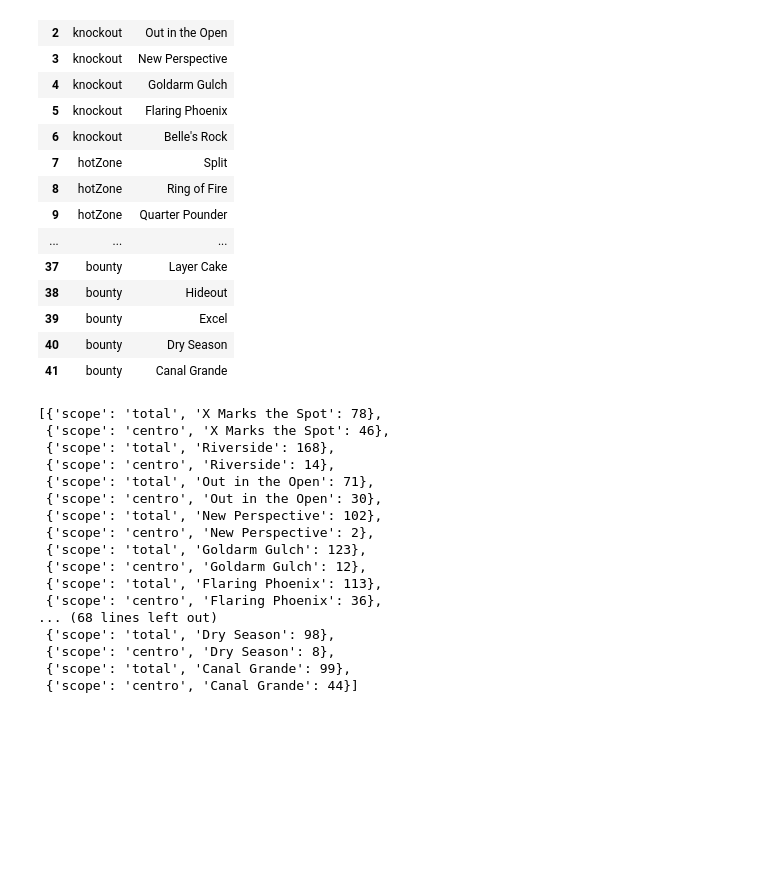
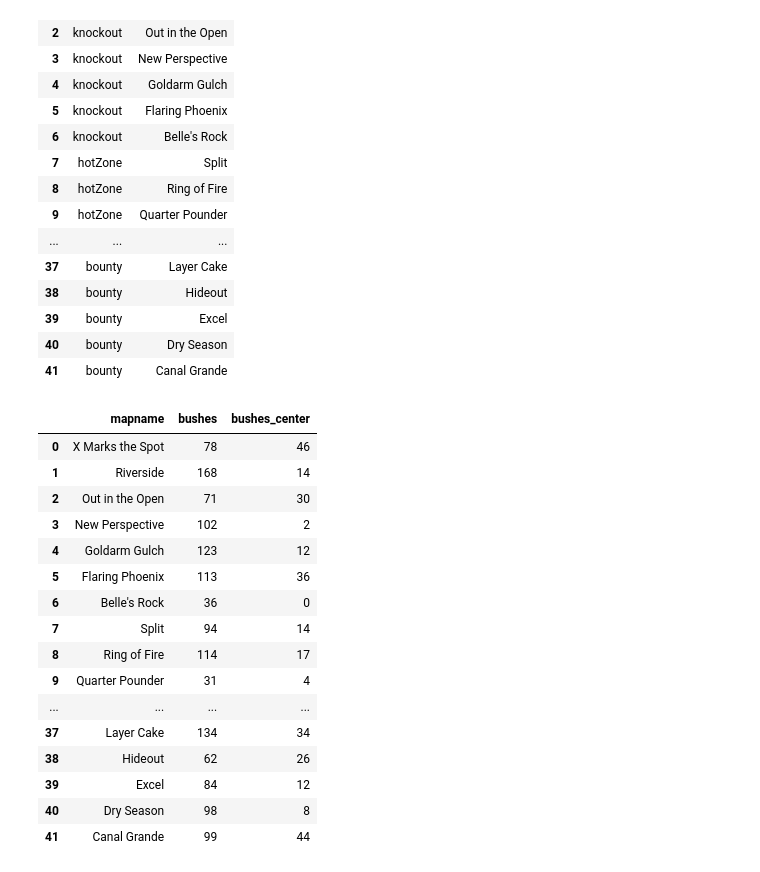
Before and after one commit to aquinteros/BrawlStars_Analytics, a Jupyter notebook: brawlstars_map_image_processing.ipynb, the cells around one changed output. Drawn from its saved outputs; the diff is of its cells as text; code cells hidden in the pictures; blank space fills up the shorter version.

```diff
--- a/brawlstars_map_image_processing.ipynb
+++ b/brawlstars_map_image_processing.ipynb
@@ -5,6 +6,5 @@ import pandas as pd
 # %%
-brawler_by_event_map = pd.read_csv('datasets/teams/brawler_by_event_map.csv', index_col=0)
-maplist = brawler_by_event_map[['event.mode','event.map']].drop_duplicates()
+maplist = pd.read_csv('datasets/maps/maplist.csv', index_col=0)
 maplist.columns=['modo','mapa']
 
 maplist
@@ -54,52 +54,53 @@ for i, mapname in enumerate(maplist['mapa']):
 			for point_filtrado in puntos_filtrados:
 				point_filtrado = np.array(point_filtrado)
 				dist = np.linalg.norm(point - point_filtrado)
 				if dist < min_dist:
 					is_valid = False
 					break
 			if is_valid:
 				puntos_filtrados.append(point)
 		return puntos_filtrados
 
 	puntos = filtrar_puntos_por_distancia(puntos, 30)
 
 	for point in puntos:
 		cv2.drawMarker(img_rgb, point, (0,0,255), cv2.MARKER_DIAMOND, 20, 2)
 
 	# Muestra el resultado
 	# print("La imagen aparece " + str(len(puntos)) + " veces en la imagen")
 	# cv2.imwrite("resources/maps/bush_detection/" + mapname + ".png", img_rgb)
 
 	puntos_centro = [p for p in puntos if (p[0]>150 and p[0]<540 and p[1]<720 and p[1]>330)]
 	puntos_centro
 
 	for point in puntos_centro:
 		cv2.drawMarker(img_rgb, point, (255,0,0), cv2.MARKER_CROSS, 20, 2)
 
 	cv2.imwrite("resources/maps/bush_detection/" + mapname + ".png", img_rgb)
 
-	bushList.append({'scope': 'total',mapname: len(puntos)})
-	bushList.append({'scope': 'centro',mapname: len(puntos_centro)})
+	bushList.append({'mapname': mapname, 'bushes': len(puntos), 'bushes_center': len(puntos_centro)})
 
+bushList = pd.DataFrame(bushList)
+bushList.to_csv('datasets/maps/bushList.csv')
 bushList
 # %% [output]
-[{'scope': 'total', 'X Marks the Spot': 78},
- {'scope': 'centro', 'X Marks the Spot': 46},
- {'scope': 'total', 'Riverside': 168},
- {'scope': 'centro', 'Riverside': 14},
- {'scope': 'total', 'Out in the Open': 71},
- {'scope': 'centro', 'Out in the Open': 30},
- {'scope': 'total', 'New Perspective': 102},
- {'scope': 'centro', 'New Perspective': 2},
- {'scope': 'total', 'Goldarm Gulch': 123},
- {'scope': 'centro', 'Goldarm Gulch': 12},
- {'scope': 'total', 'Flaring Phoenix': 113},
- {'scope': 'centro', 'Flaring Phoenix': 36},
-... (68 lines left out)
- {'scope': 'total', 'Dry Season': 98},
- {'scope': 'centro', 'Dry Season': 8},
- {'scope': 'total', 'Canal Grande': 99},
- {'scope': 'centro', 'Canal Grande': 44}]
+|  | mapname | bushes | bushes_center |
+| 0 | X Marks the Spot | 78 | 46 |
+| 1 | Riverside | 168 | 14 |
+| 2 | Out in the Open | 71 | 30 |
+| 3 | New Perspective | 102 | 2 |
+| 4 | Goldarm Gulch | 123 | 12 |
+| 5 | Flaring Phoenix | 113 | 36 |
+| 6 | Belle's Rock | 36 | 0 |
+| 7 | Split | 94 | 14 |
+| 8 | Ring of Fire | 114 | 17 |
+| 9 | Quarter Pounder | 31 | 4 |
+| ... | ... | ... | ... |
+| 37 | Layer Cake | 134 | 34 |
+| 38 | Hideout | 62 | 26 |
+| 39 | Excel | 84 | 12 |
+| 40 | Dry Season | 98 | 8 |
+| 41 | Canal Grande | 99 | 44 |
 # %%
 # contar arbustos por mapa
 
```
Also changed, not shown: parts of 3 cells of this notebook, 4 other files.
